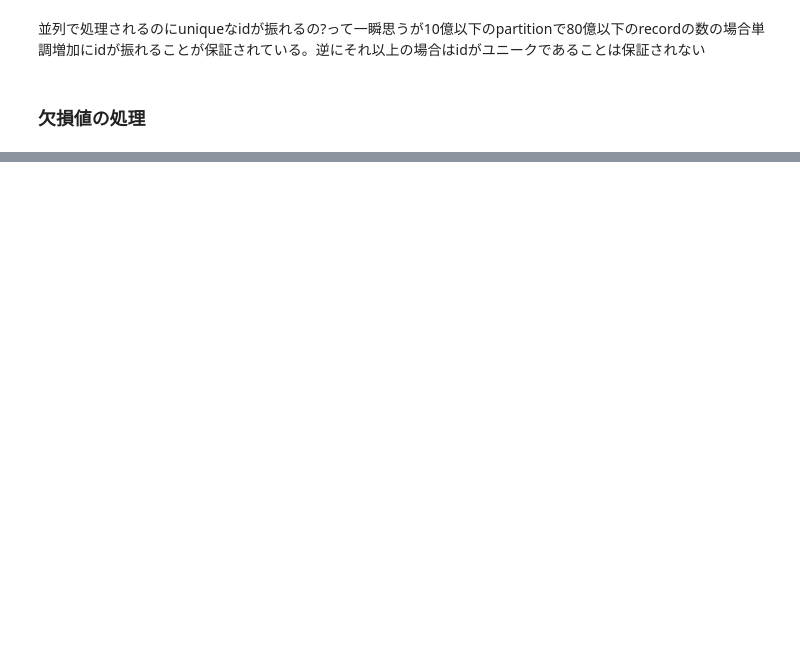
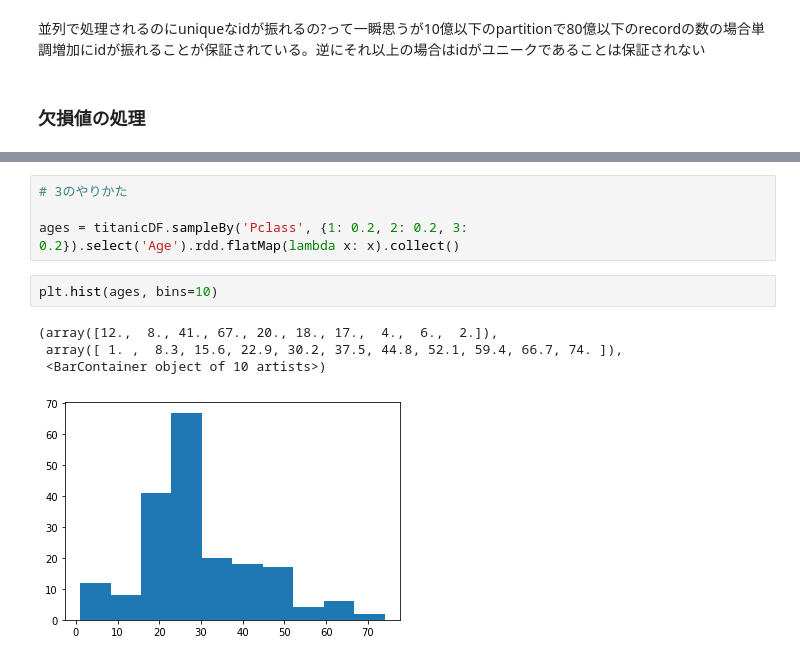
Before and after one commit to afoil/pyspark-demo, a Jupyter notebook: work/demo.ipynb, the cells around one changed output, grey strips where cells are left out. Cells and saved outputs as stored; diff of their text form; blank space fills up the shorter version.

```diff
--- a/work/demo.ipynb
+++ b/work/demo.ipynb
@@ -367,0 +601,11 @@ titanicDF.select([fn.count(fn.when(fn.isnull("Cabin"), 'Cabin')).alias('Cabin')]
+# %%
+# 3のやりかた
+
+ages = titanicDF.sampleBy('Pclass', {1: 0.2, 2: 0.2, 3: 0.2}).select('Age').rdd.flatMap(lambda x: x).collect()
+# %%
+plt.hist(ages, bins=10)
+# %% [output]
+(array([12.,  8., 41., 67., 20., 18., 17.,  4.,  6.,  2.]),
+ array([ 1. ,  8.3, 15.6, 22.9, 30.2, 37.5, 44.8, 52.1, 59.4, 66.7, 74. ]),
+ <BarContainer object of 10 artists>)
+[figure, added]
```
Also changed, not shown: parts of 53 cells of this notebook.
